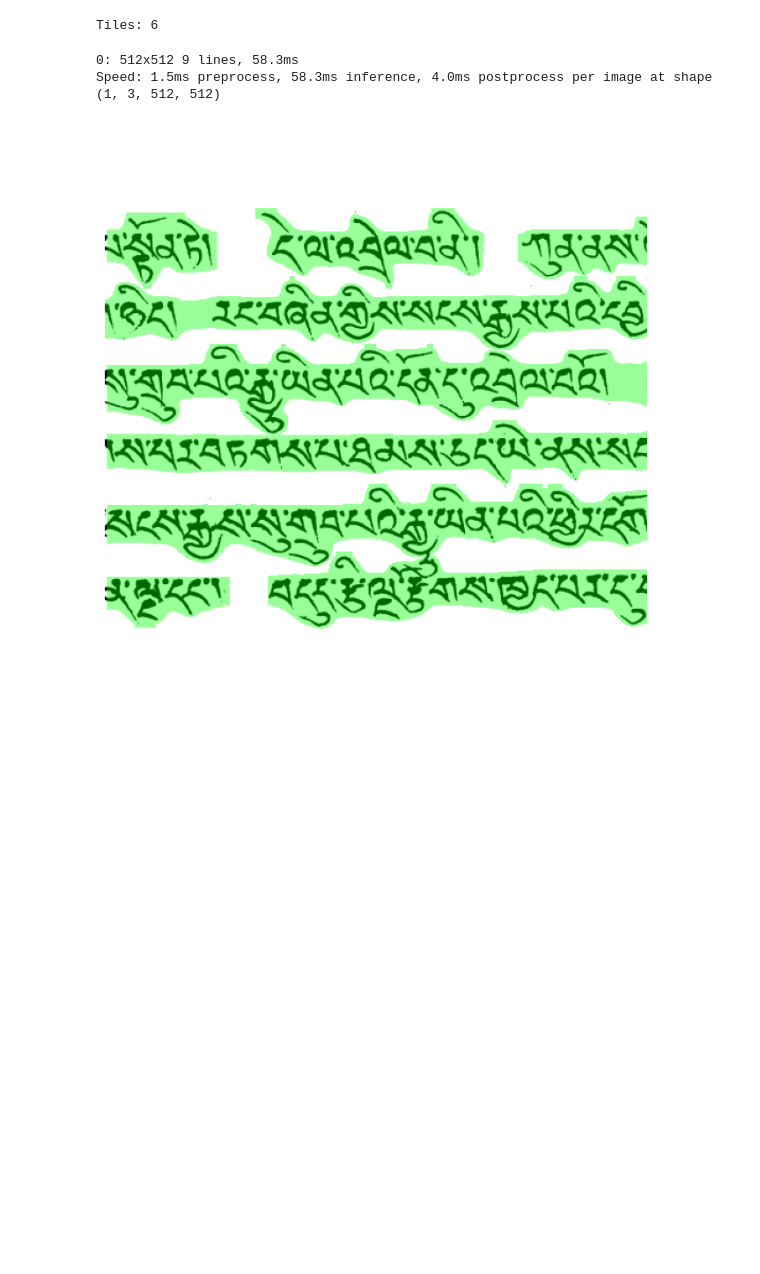
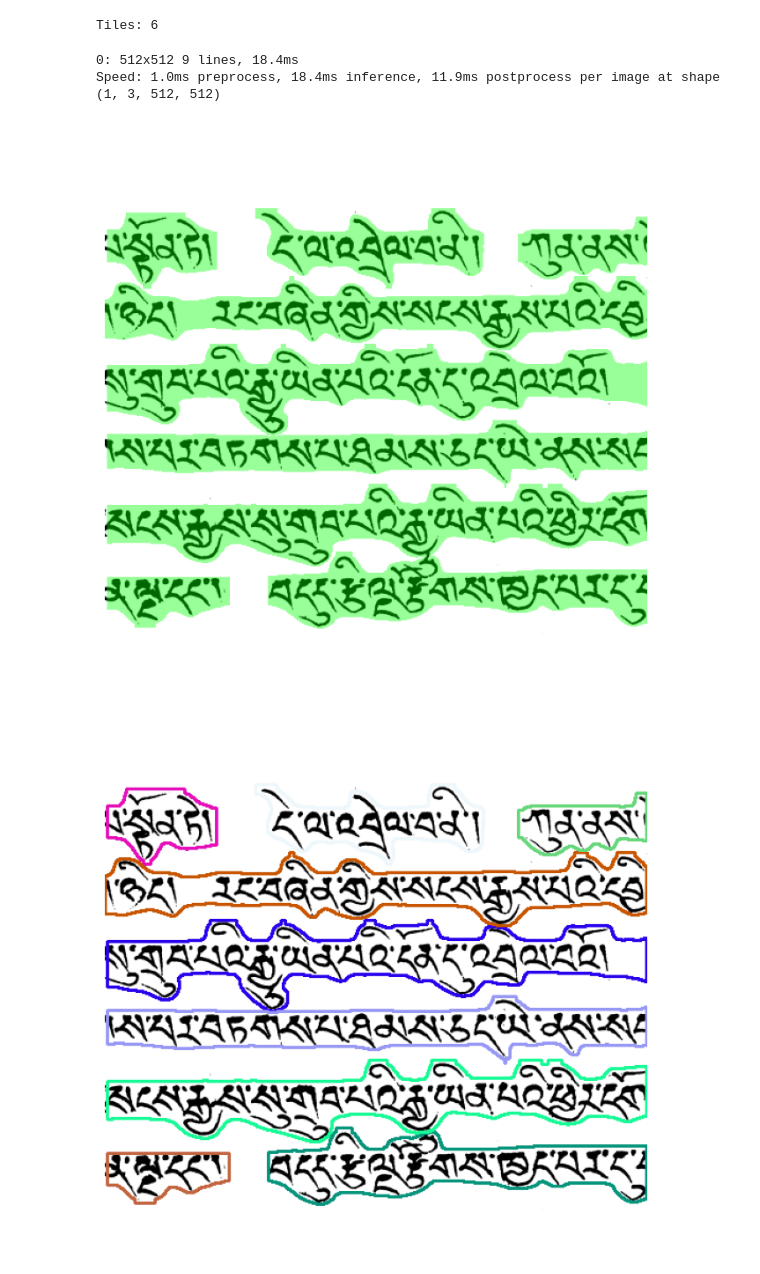
Before and after one commit to buda-base/yolo-segmentation, a Jupyter notebook: Inference-Yolo11.ipynb, the cells around one changed output. Cells and saved outputs as stored; diff of their text form; code cells hidden in the pictures; blank space fills up the shorter version.

Commit message:
minor update to sample inference, added sample data

```diff
--- a/Inference-Yolo11.ipynb
+++ b/Inference-Yolo11.ipynb
@@ -13,7 +12,7 @@ Setup complete  (24 CPUs, 31.2 GB RAM, 3651.7/5589.0 GB disk)
 model_checkpoint = "Models/TinyYolo_2a/weights/best.pt"
 model = YOLO(model_checkpoint, task="segment")
 
-test_img_path = "Data/TestImages/58860024.tif"
+test_img_path = "TestImages/58860024.tif"
 image_name = get_filename(test_img_path)
 test_img = cv2.imread(test_img_path)
 test_img = cv2.cvtColor(test_img, cv2.COLOR_GRAY2RGB)
@@ -30,6 +29,13 @@ Tiles: 6
 results = model(img_tiles[3])
 show_prediction_overlay(results)
 # %% [output]
-0: 512x512 9 lines, 58.3ms
-Speed: 1.5ms preprocess, 58.3ms inference, 4.0ms postprocess per image at shape (1, 3, 512, 512)
+0: 512x512 9 lines, 18.4ms
+Speed: 1.0ms preprocess, 18.4ms inference, 11.9ms postprocess per image at shape (1, 3, 512, 512)
 [figure]
+# %%
+r = results[0]   # one tile
+polys = r.masks.xy
+poly_overlay = draw_polygons_only(img_tiles[3], polys)
+show_image(poly_overlay)
+# %% [output]
+[figure, added]
```
Also changed, not shown: parts of 1 cell of this notebook, 10 other files.
